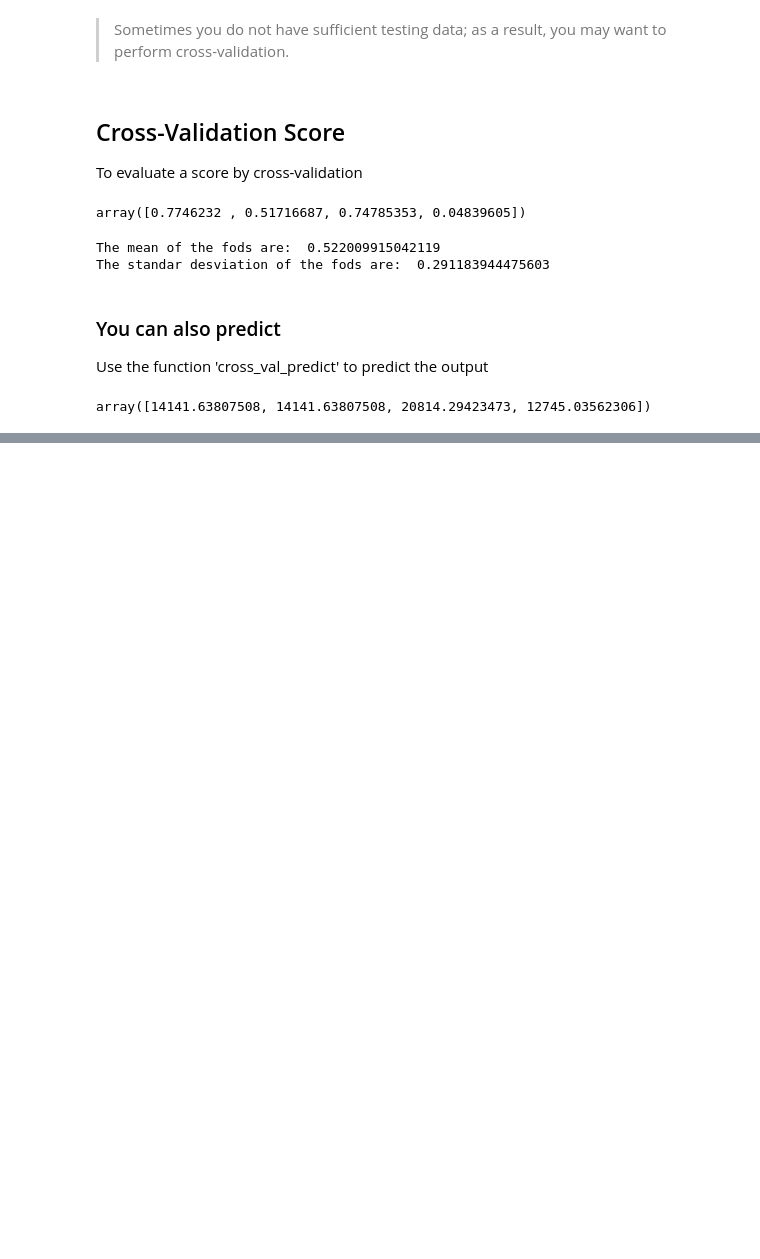
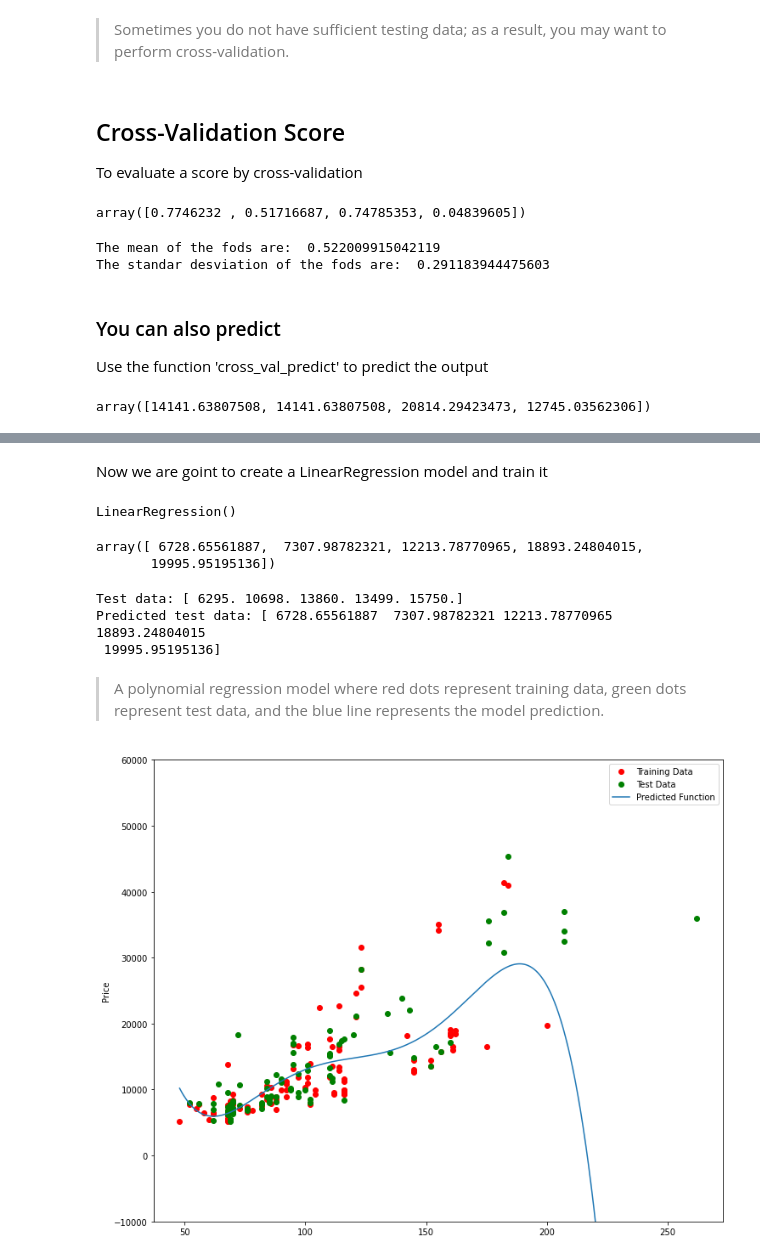
Before and after one commit to FernandoCallasaca/car_price_prediction_python_ml, a Jupyter notebook: 4. Model Evaluation and Refinement.ipynb, the cells around one changed output, grey strips where cells are left out. Cells and saved outputs as stored; diff of their text form; code cells hidden in the pictures; blank space fills up the shorter version.

```diff
--- a/4. Model Evaluation and Refinement.ipynb
+++ b/4. Model Evaluation and Refinement.ipynb
@@ -232,0 +301,5 @@ array([14141.63807508, 14141.63807508, 20814.29423473, 12745.03562306])
+# %%
+# split our data using 55% to training
+x_train, x_test, y_train, y_test = train_test_split(x_data, y_data, test_size=0.45, random_state=0)
+print('Numero of training data: {}'.format(x_train.shape[0]))
+print('Numero of test data: {}'.format(x_test.shape[0]))
@@ -232,0 +309,9 @@ array([14141.63807508, 14141.63807508, 20814.29423473, 12745.03562306])
+# %%
+# perform a polynomial features degree 5 to 'horsepower'
+
+# create a polynomialfeatures object
+pr = PolynomialFeatures(degree=5)
+# transform 'horsepower' in a polynomial degree 5 in array
+x_train_pr = pr.fit_transform(x_train[['horsepower']])
+x_test_pr = pr.fit_transform(x_test[['horsepower']])
+pr
@@ -233,3 +340,39 @@ array([14141.63807508, 14141.63807508, 20814.29423473, 12745.03562306])
+# %% [markdown]
+Now we are goint to create a LinearRegression model and train it
+# %%
+# create our LinearRegression object
+poly = LinearRegression()
+# fit with our fitted transform of the training data: x_train_pr
+poly.fit(x_train_pr,y_train)
+# %% [output]
+LinearRegression()
+# %%
+# now we predict our model using test data
+yhat = poly.predict(x_test_pr)
+yhat[:5]
+# %% [output]
+array([ 6728.65561887,  7307.98782321, 12213.78770965, 18893.24804015,
+       19995.95195136])
+# %%
+# we can compare the first predict values
+print('Test data:', y_test[:5].values)
+print('Predicted test data:', yhat[:5])
+# %% [output]
+Test data: [ 6295. 10698. 13860. 13499. 15750.]
+Predicted test data: [ 6728.65561887  7307.98782321 12213.78770965 18893.24804015
+ 19995.95195136]
+# %% [markdown]
+> A polynomial regression model where red dots represent training data, green dots represent test data, and the blue line represents the model prediction.
+# %%
+# we display our result to appreciate training data, testing data and predicted function
+
+# x_train, y_train: training data
+# x_test, y_test: testing data
+# lr: linear regression object
+# poly_transform: polynomial transformation object
+PollyPlot(x_train[['horsepower']], x_test[['horsepower']], y_train, y_test, poly, pr)
+# %% [output]
+[figure, added]
 # %% [markdown]
 <a style='text-decoration:none;line-height:16px;display:flex;color:#5B5B62;padding:10px;justify-content:end;' href='https://deepnote.com?utm_source=created-in-deepnote-cell&projectId=fabb4e41-fcd2-4421-bbfb-772986975631' target="_blank">
 <img alt='Created in deepnote.com' style='display:inline;max-height:16px;margin:0px;margin-right:7.5px;' src='embedded-picture-1' > </img>
```
Also changed, not shown: parts of 21 cells of this notebook.
